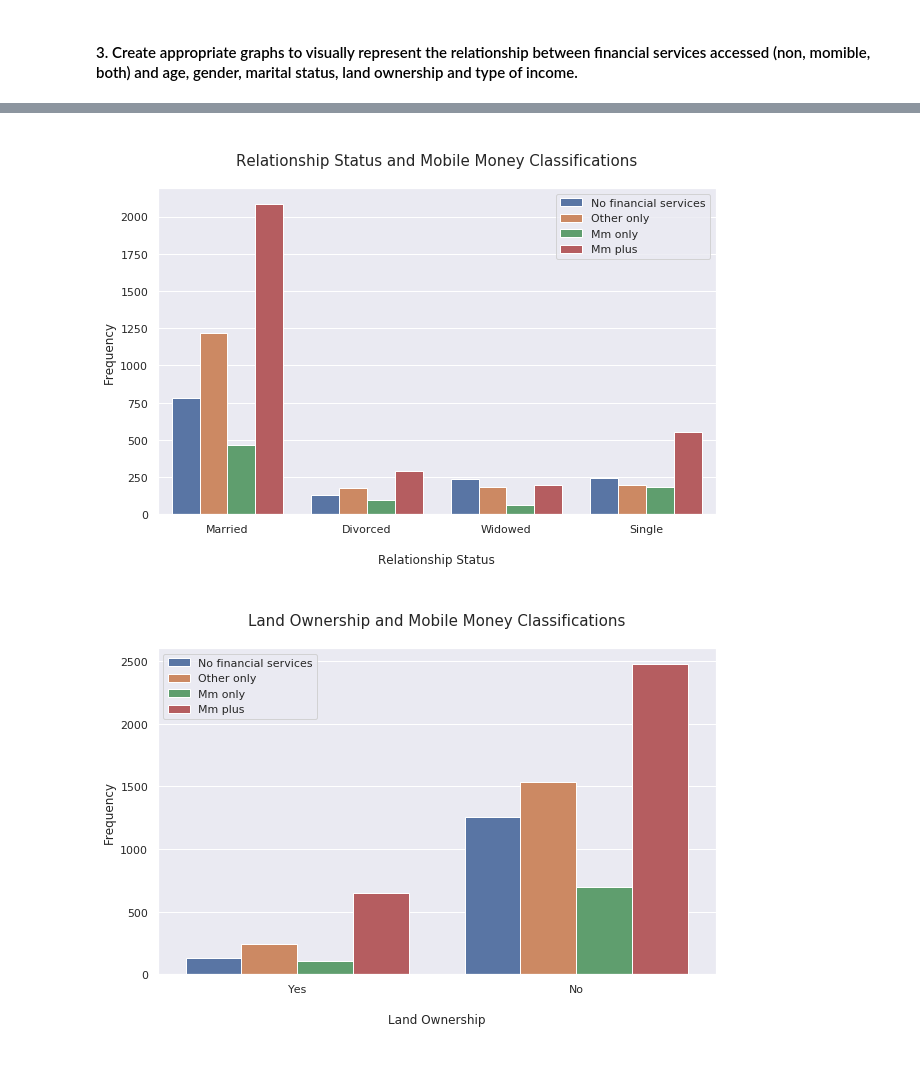
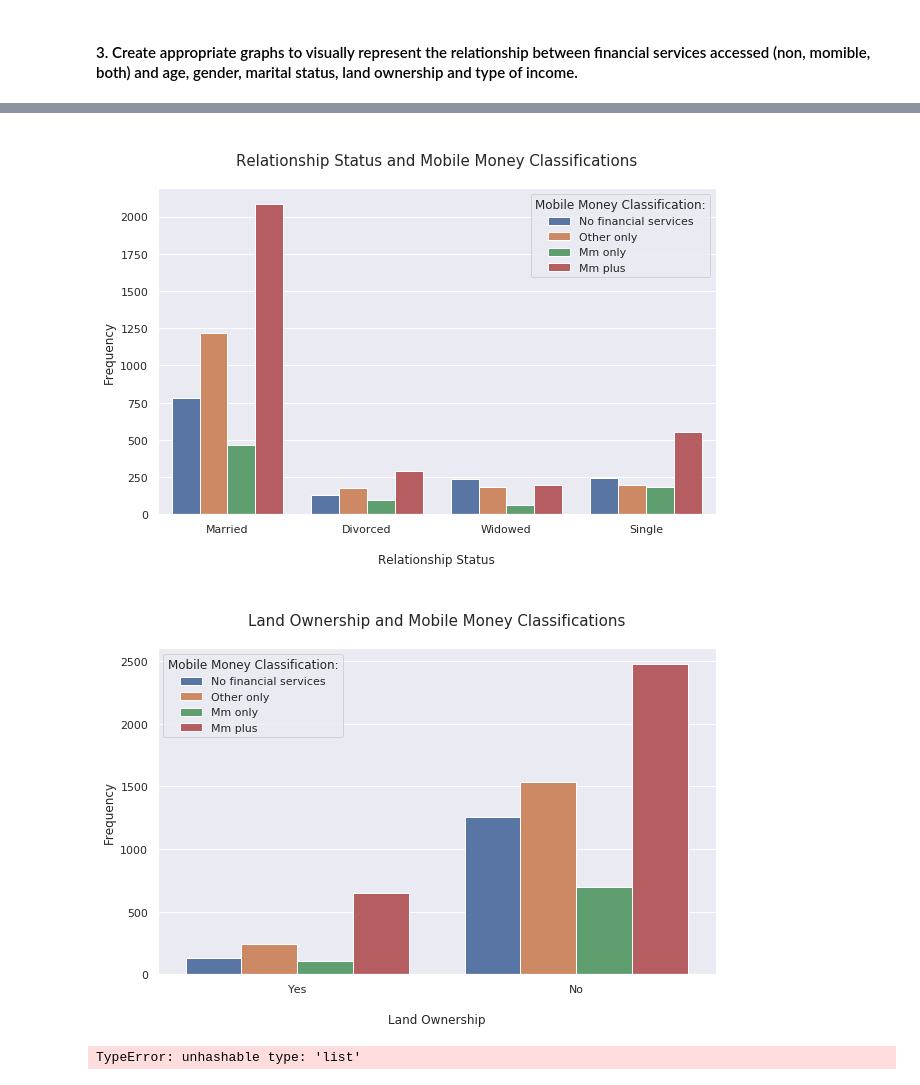
Before and after one commit to boitshepo97/tanzania-mobile-money, a Jupyter notebook: Financial Services Use In Tanzania.ipynb, the cells around one changed output, grey strips where cells are left out. Drawn from its saved outputs; the diff is of its cells as text; code cells hidden in the pictures.

Commit message:
adding more graphs

```diff
--- a/Financial Services Use In Tanzania.ipynb
+++ b/Financial Services Use In Tanzania.ipynb
@@ -43,7 +43,10 @@ Number of missing values: 0
 
 mob_mon = mob_mon.rename(columns={'Q1':'age','Q2':'gender','Q3':'marital_status','Q6':'land_ownership'})
 
-mob_mon = mob_mon.rename(columns = {
+
+mob_mon_incomes = mob_mon[["Q8_1" ,"Q8_2","Q8_3","Q8_4","Q8_5","Q8_6","Q8_7","Q8_8","Q8_9","Q8_10","Q8_11"]]
+
+income_type = {
     "Q8_1":'Salaries/wages',
     "Q8_2":'trading/selling',
     "Q8_3":'service',
@@ -55,4 +58,20 @@ mob_mon = mob_mon.rename(columns = {
     "Q8_9":'Rely on someone',
     "Q8_10":'Don’t get money',
     "Q8_11": 'Other'
-})
+}
+
+A = np.linspace(2.0, 10.0, num=11)
+B = ['Salaries/wages',
+'trading/selling',
+'service',
+'Piece work/Casual labor/Occasional jobs',
+'Rental income',
+'Interest',
+'Pension',
+'Social welfare money/grant from Government',
+'Rely on someone',
+'Don’t get money',
+'Other']
+d = {'numeric': A, 'categorical': B}
+df = pd.DataFrame(d)
+df['categorical'] = pd.Categorical(df['categorical'])
@@ -126,0 +155,11 @@ plt.show()
+# %%
+# Comparing Mobile Money Classification with Gender.
+sns.set()
+plt.figure(figsize = (10,6))
+sns.countplot(x = 'gender', hue = 'mobile_money_classification', data = mob_mon)
+plt.title('\nGender and Mobile Money Classifications\n', fontsize = 15)
+plt.xlabel('\nGender')
+plt.ylabel('Frequency')
+plt.legend(title = 'Mobile Money Classification:', labels = ['No financial services', 'Other only', 'Mm only', 'Mm plus'])
+plt.xticks(np.arange(2), ['Female', 'Male'])
+plt.show()
@@ -127,17 +168,17 @@ plt.show()
 # %%
 # Comparing Mobile Money Classification with Marital Status.
 
 sns.set()
 plt.figure(figsize = (10,6))
 sns.countplot(x = 'marital_status', hue = 'mobile_money_classification', data = mob_mon)
 plt.title('\nRelationship Status and Mobile Money Classifications\n', fontsize = 15)
 plt.xlabel('\nRelationship Status')
 plt.ylabel('Frequency')
-plt.legend(['No financial services', 'Other only', 'Mm only', 'Mm plus'])
+plt.legend(title = 'Mobile Money Classification:', labels = ['No financial services', 'Other only', 'Mm only', 'Mm plus'])
 plt.xticks(np.arange(4), ['Married', 'Divorced', 'Widowed', 'Single'])
 plt.show()
 # %% [output]
-[figure, old version]
+[figure, new version]
 # %%
 # Comparring Land ownership with Mobile Money Classification
 
@@ -147,8 +188,40 @@ sns.countplot(x = 'land_ownership', hue = 'mobile_money_classification',data = m
 plt.title('\nLand Ownership and Mobile Money Classifications\n', fontsize = 15)
 plt.xlabel('\nLand Ownership')
 plt.ylabel('Frequency')
-plt.legend(['No financial services', 'Other only', 'Mm only', 'Mm plus'])
+plt.legend(title = 'Mobile Money Classification:', labels = ['No financial services', 'Other only', 'Mm only', 'Mm plus'])
 plt.xticks(np.arange(2), ['Yes', 'No'])
 plt.show()
 # %% [output]
-[figure, old version]
+[figure, new version]
+# %%
+# Comparing Income Types and Mobile Money classifications
+
+ mob_mon.groupby(mob_mon['income type'])['mobile_money'].sum()
+
+
+
+
+# 'Salaries/wages',
+# 'trading/selling',
+# 'service',
+# 'Piece work/Casual labor/Occasional jobs',
+# 'Rental income',
+# 'Interest',
+# 'Pension',
+# 'Social welfare money/grant from Government',
+# 'Rely on someone',
+# 'Don’t get money',
+# 'Other']
+
+# sns.set()
+# plt.figure(figsize = (10,6))
+# sns.countplot(x = 'MM', hue = 'mobile_money_classification',data = mob_mon)
+# plt.title('\nType of income and Mobile Money Classifications\n', fontsize = 15)
+# plt.xlabel('\nType Of Income')
+# plt.ylabel('Frequency')
+# plt.legend(title = 'Mobile Money Classification:', labels = ['No financial services', 'Other only', 'Mm only', 'Mm plus'])
+# plt.xticks(np.arange(2), ['Yes', 'No'])
+# plt.show()
+# # df_plot = df.groupby(['income type', 'mobile_money_classification']).size().reset_index().pivot(columns='income type', index='mobile_money_classification', values=0)
+# %% [output]
+TypeError: unhashable type: 'list'
```
Also changed, not shown: parts of 20 cells of this notebook, 2 other files.
